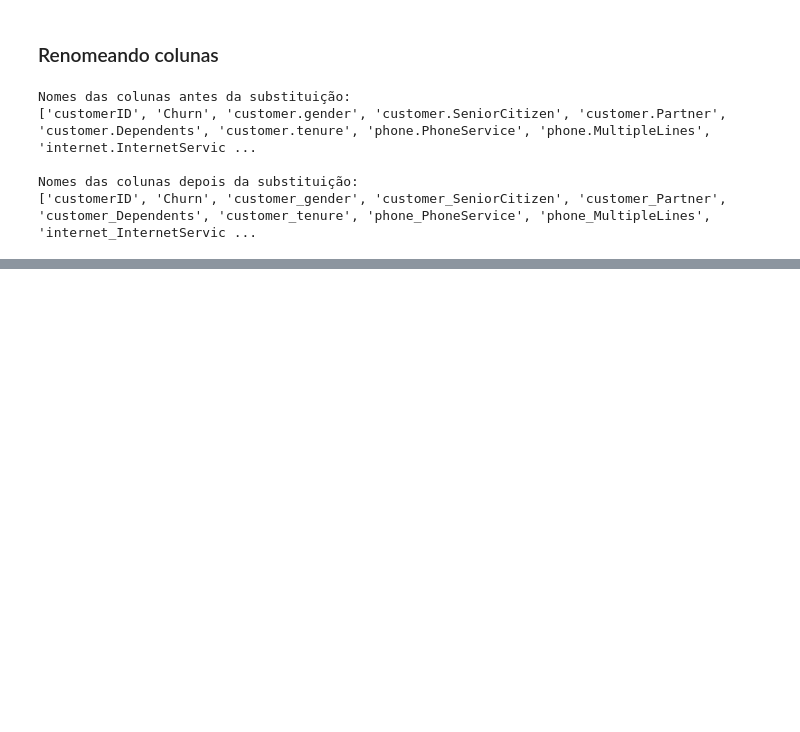
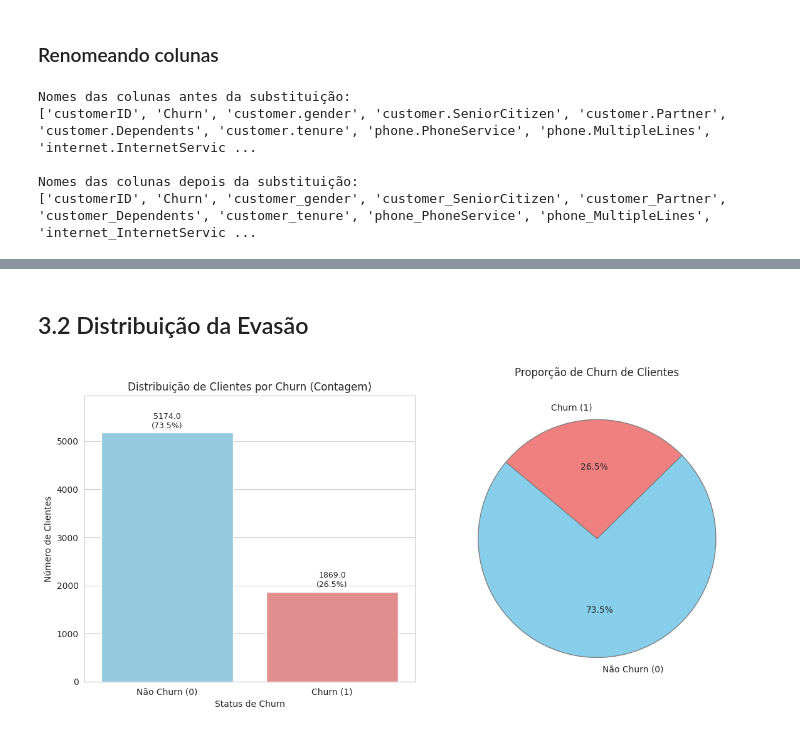
Before and after one commit to vitor-freitas1/challenge-telecom-x-churn, a Jupyter notebook: challenge_telecom_x_churn.ipynb, the cells around one changed output, grey strips where cells are left out. Drawn from its saved outputs; the diff is of its cells as text; code cells hidden in the pictures; blank space fills up the shorter version.

Commit message:
feat: Finaliza análise de evasão Telecom X (ETL, EDA e Relatório)

```diff
--- a/challenge_telecom_x_churn.ipynb
+++ b/challenge_telecom_x_churn.ipynb
@@ -446,0 +492,7 @@ Tipo de 'account.PaperlessBilling' após map: int64
+# %%
+# Para phone.MultipleLines
+if 'phone.MultipleLines' in df.columns:
+    print("\nProcessando coluna: phone.MultipleLines")
+    df['phone.MultipleLines'] = df['phone.MultipleLines'].map({'Yes': 1, 'No': 0, 'No phone service': 0})
+    print(f"Valores únicos em 'phone.MultipleLines' após map: {df['phone.MultipleLines'].unique()}")
+    print(f"Tipo de 'phone.MultipleLines' após map: {df['phone.MultipleLines'].dtype}")
@@ -463,0 +585,67 @@ Nomes das colunas depois da substituição:
+# %% [markdown]
+## 3.2 Distribuição da Evasão
+# %%
+import matplotlib.pyplot as plt
+import seaborn as sns
+
+sns.set_style('whitegrid')
+plt.rcParams['figure.figsize'] = (12, 6)
+
+if 'Churn' in df.columns and df['Churn'].isin([0, 1]).all():
+
+    # 1. Gráfico de Barras (Contagem) com Seaborn (COM AJUSTES)
+    plt.subplot(1, 2, 1)
+    ax_countplot = sns.countplot(
+        x='Churn',
+        data=df,
+        hue='Churn',
+        palette=['skyblue', 'lightcoral'],
+        order=[0, 1],
+        legend=False
+    )
+    plt.title('Distribuição de Clientes por Churn (Contagem)')
+    plt.xlabel('Status de Churn')
+    plt.ylabel('Número de Clientes')
+
+    ax_countplot.set_xticks([0, 1])
+    ax_countplot.set_xticklabels(['Não Churn (0)', 'Churn (1)'])
+    ax_countplot.margins(y=0.15)
+
+    for p in ax_countplot.patches:
+        height = p.get_height()
+        ax_countplot.text(p.get_x() + p.get_width() / 2.,
+                height + (ax_countplot.get_ylim()[1] * 0.01),
+                f'{height}\n({height / len(df) * 100:.1f}%)',
+                ha="center", va="bottom", fontsize=9)
+
+    # 2. Gráfico de Pizza com Matplotlib
+    plt.subplot(1, 2, 2)
+    churn_counts = df['Churn'].value_counts().sort_index()
+    labels = ['Não Churn (0)', 'Churn (1)']
+    colors = ['skyblue', 'lightcoral']
+
+    if len(churn_counts) == 2:
+        plt.pie(churn_counts, labels=labels, colors=colors, autopct='%1.1f%%', startangle=140, wedgeprops={'edgecolor': 'grey'})
+        plt.title('Proporção de Churn de Clientes', y=1.05)
+        plt.axis('equal')
+    elif len(churn_counts) == 1:
+        category = churn_counts.index[0]
+        label_category = labels[category]
+        plt.pie(churn_counts, labels=[label_category], colors=[colors[category]], autopct='%1.1f%%', startangle=140, wedgeprops={'edgecolor': 'grey'})
+        plt.title(f'Proporção de Churn de Clientes (Todos são {label_category})', y=1.05)
+        plt.axis('equal')
+    else:
+        plt.text(0.5, 0.5, 'Dados de Churn insuficientes para gráfico de pizza.', horizontalalignment='center', verticalalignment='center')
+        plt.title('Proporção de Churn de Clientes', y=1.05)
+
+
+    plt.tight_layout(pad=2.0)
+    plt.show()
+
+else:
+    print("ERRO: A coluna 'Churn' não foi encontrada ou não está no formato binário (0 e 1) esperado.")
+    if 'Churn' in df.columns:
+        print(f"Valores únicos atuais em 'Churn': {df['Churn'].unique()}")
+        print(f"Tipo de dado atual de 'Churn': {df['Churn'].dtype}")
+# %% [output]
+[figure, added]
```
Also changed, not shown: parts of 38 cells of this notebook.
